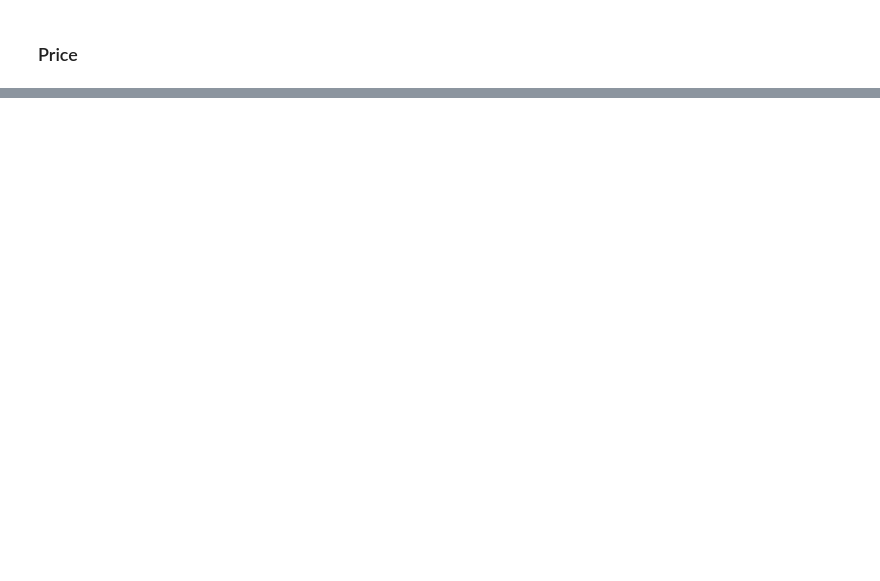
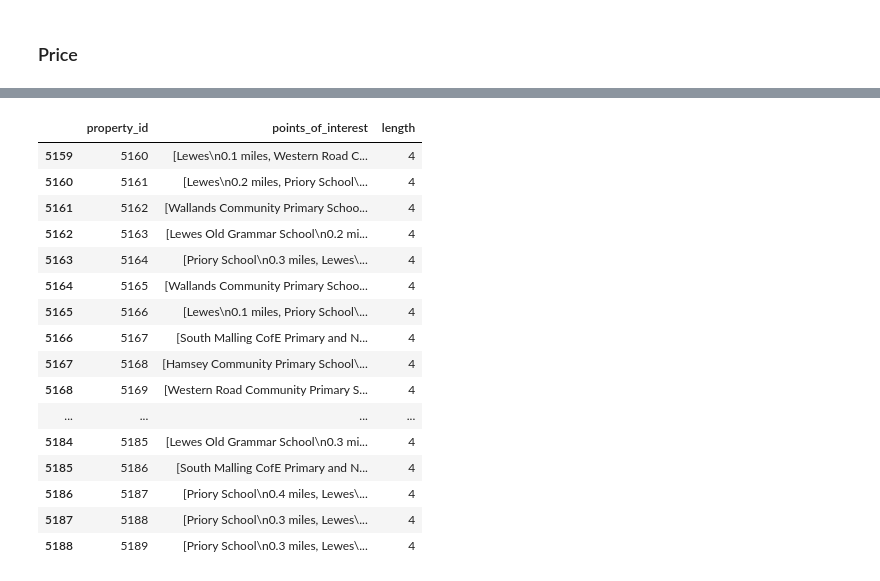
Before and after one commit to KenImade/real_estate_price_predictor, a Jupyter notebook: data_cleaning.ipynb, the cells around one changed output, grey strips where cells are left out. Drawn from its saved outputs; the diff is of its cells as text; code cells hidden in the pictures; blank space fills up the shorter version.

```diff
--- a/data_cleaning.ipynb
+++ b/data_cleaning.ipynb
@@ -164,0 +418,4 @@ df_clean.head()
+# %%
+df_info = df_raw[['property_id','points_of_interest']].copy()
+df_info['points_of_interest'] = df_info['points_of_interest'].str.split(',')
+df_info
@@ -164,0 +436,31 @@ df_clean.head()
+# %%
+def get_length(array):
+    """
+    Gets the length of each array in dataframe column.
+    Returns int
+    """
+    if isinstance(array, list):
+        return len(array)
+    else:
+        return 0
+
+df_info['length'] = df_info['points_of_interest'].apply(get_length)
+df_info.tail(30)
+# %% [output]
+|  | property_id | points_of_interest | length |
+| 5159 | 5160 | [Lewes\n0.1 miles, Western Road C... | 4 |
+| 5160 | 5161 | [Lewes\n0.2 miles, Priory School\... | 4 |
+| 5161 | 5162 | [Wallands Community Primary Schoo... | 4 |
+| 5162 | 5163 | [Lewes Old Grammar School\n0.2 mi... | 4 |
+| 5163 | 5164 | [Priory School\n0.3 miles, Lewes\... | 4 |
+| 5164 | 5165 | [Wallands Community Primary Schoo... | 4 |
+| 5165 | 5166 | [Lewes\n0.1 miles, Priory School\... | 4 |
+| 5166 | 5167 | [South Malling CofE Primary and N... | 4 |
+| 5167 | 5168 | [Hamsey Community Primary School\... | 4 |
+| 5168 | 5169 | [Western Road Community Primary S... | 4 |
+| ... | ... | ... | ... |
+| 5184 | 5185 | [Lewes Old Grammar School\n0.3 mi... | 4 |
+| 5185 | 5186 | [South Malling CofE Primary and N... | 4 |
+| 5186 | 5187 | [Priory School\n0.4 miles, Lewes\... | 4 |
+| 5187 | 5188 | [Priory School\n0.3 miles, Lewes\... | 4 |
+| 5188 | 5189 | [Priory School\n0.3 miles, Lewes\... | 4 |
```
Also changed, not shown: parts of 71 cells of this notebook, 9 other files.
